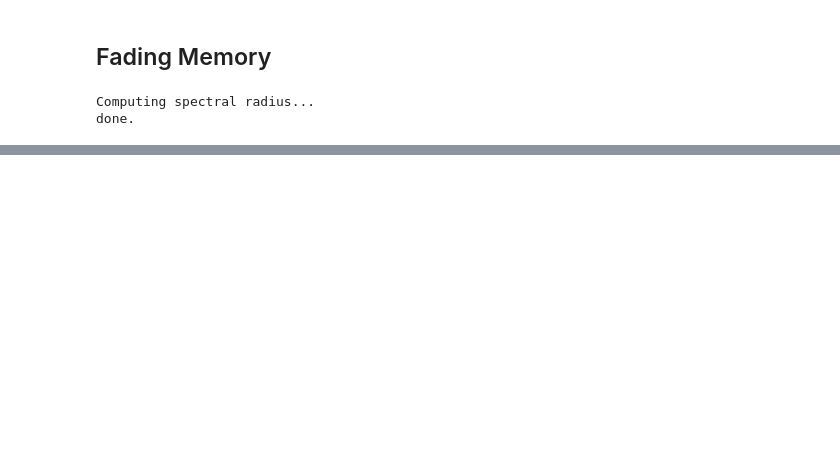
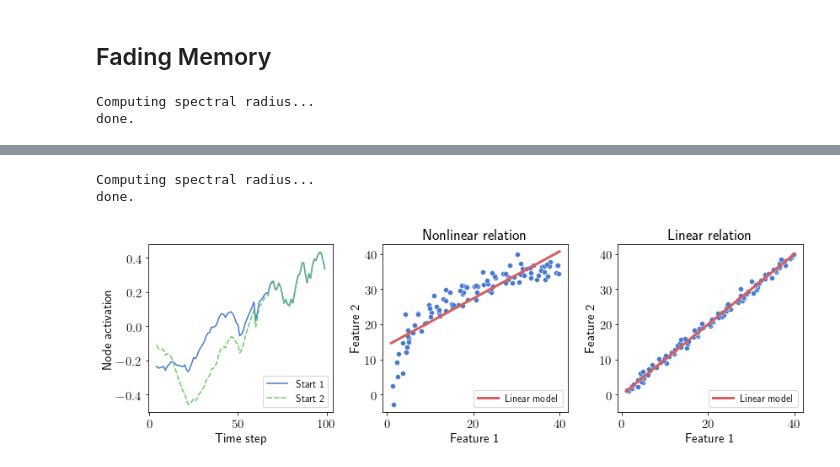
Before and after one commit to mcndt/thesis-plant-reservoir-computing, a Jupyter notebook: notebooks/toy_demos/toy_demo_input_sep_fading_mem.ipynb, the cells around one changed output, grey strips where cells are left out. Saved outputs shown, nothing was run; the diff lists cells and outputs as text; code cells hidden in the pictures; blank space fills up the shorter version.

```diff
--- a/notebooks/toy_demos/toy_demo_input_sep_fading_mem.ipynb
+++ b/notebooks/toy_demos/toy_demo_input_sep_fading_mem.ipynb
@@ -171,0 +174,61 @@ done.
+# %%
+RES_SIZE = 100
+INPUT_LEN = 250
+LEAK_RATE = 0.16
+VIZ_NEURON = 60
+
+# setup
+in_series = X.to_numpy()[:INPUT_LEN]
+model = EchoStateNetwork(in_size=in_series.shape[1], res_size=RES_SIZE, leak_rate=LEAK_RATE, random_seed=42)
+X_init_0 = (np.random.rand((RES_SIZE)) * 2) - 1
+X_init_1 = (np.random.rand((RES_SIZE)) * 2) - 1
+reservoirs = [X_init_0, X_init_1]
+
+
+# execution
+X_hists = []
+for X_init in reservoirs:
+  model.X_init = X_init
+  X_hist = model.feed_input(in_series)
+  X_hists.append(X_hist)
+
+
+X_hist0, X_hist1 = X_hists
+X_traj0 = X_hist0[:, VIZ_NEURON]
+X_traj1 = X_hist1[:, VIZ_NEURON]
+X_traj = np.column_stack((X_traj0, X_traj1))
+traj_df = pd.DataFrame(X_traj, columns=('Start 1', 'Start 2'))
+
+
+with plt.style.context('seaborn-muted'):
+  # fig, (ax1, ax2, ax3) = plt.subplots(1, 3, figsize=(12, 4), constrained_layout=False)
+  fig = plt.figure(figsize=(12, 4), constrained_layout=False)
+
+  ax1 = plt.subplot(131)
+  sns.lineplot(data=traj_df.iloc[4:100], ax=ax1)
+  ax1.set_xlabel('Time step')
+  ax1.set_ylabel('Node activation')
+  ax1.legend(loc='lower right')
+
+  colors = sns.color_palette()
+  ax2 = plt.subplot(132)
+  sns.scatterplot(x=x, y=y_nonlin, ax=ax2, color=colors[0])
+  sns.lineplot(x=x_input, y=y_hat_nonlin, ax=ax2, color=colors[2], linewidth=3, label='Linear model')
+  ax3 = plt.subplot(133, sharey=ax2)
+  sns.scatterplot(x=x, y=y_linear, ax=ax3, color=colors[0])
+  sns.lineplot(x=x_input, y=y_hat_linear, ax=ax3, color=colors[2], linewidth=3, label='Linear model')
+
+  for ax in (ax2, ax3):
+    ax.set_xlabel('Feature 1')
+    ax.set_ylabel('Feature 2')
+    ax.legend(loc='lower right')
+  ax2.set_title('Nonlinear relation')
+  ax3.set_title('Linear relation')
+
+  plt.tight_layout()
+  # plt.savefig('explainer_fading_mem.png', dpi=200, facecolor='white')
+  plt.show()
+# %% [output]
+Computing spectral radius...
+done.
+[figure, added]
```
Also changed, not shown: parts of 3 cells of this notebook, 2 other files.
